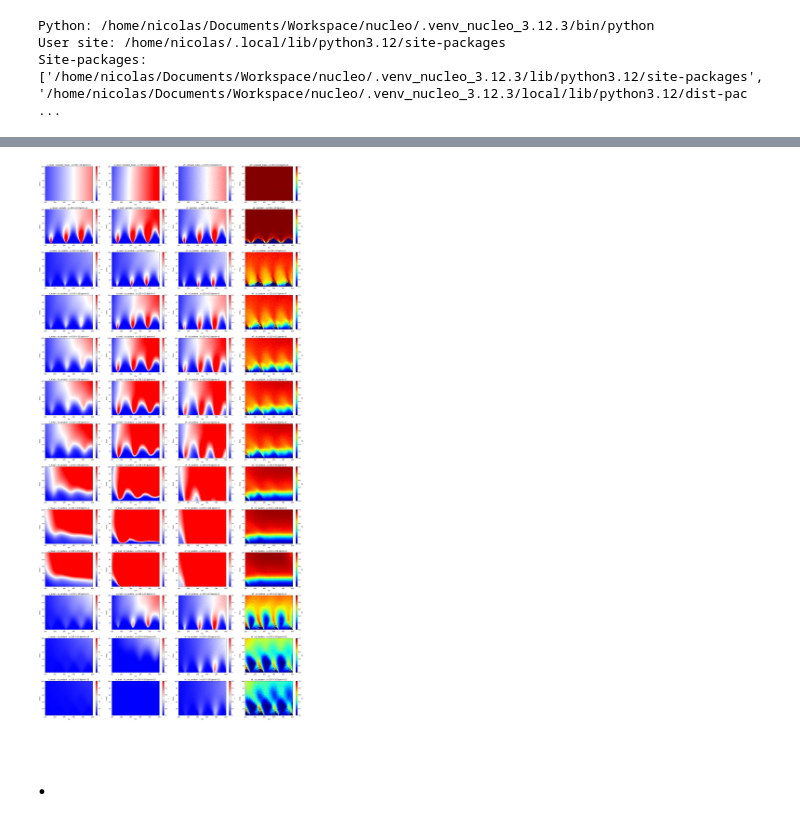
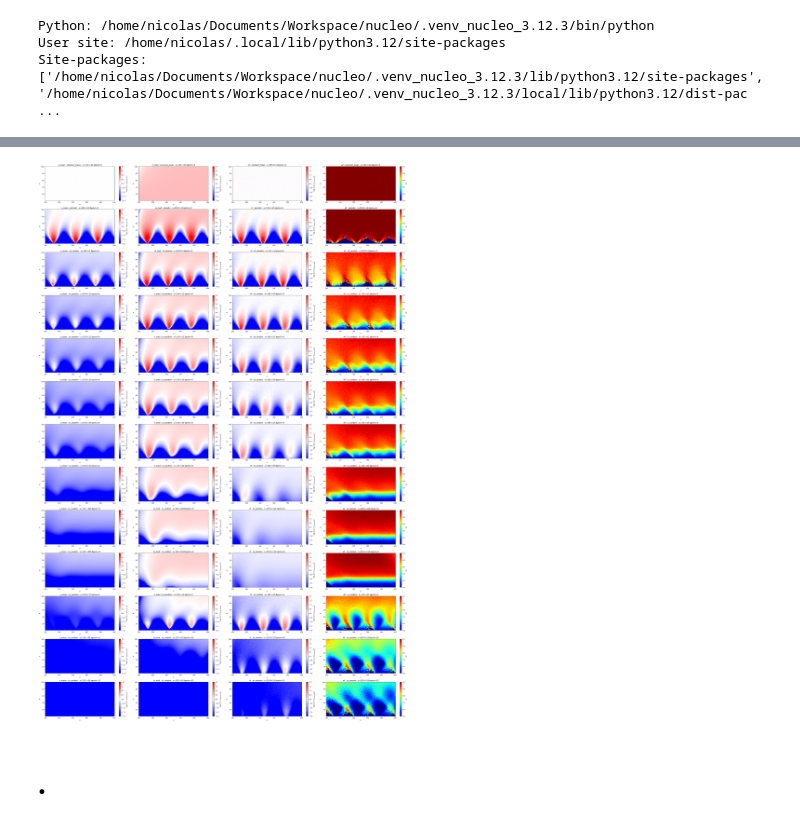
Before and after one commit to npelletbossot/nucleo, a Jupyter notebook: notebooks/one_step/post_processing/maps.ipynb, the cells around one changed output, grey strips where cells are left out. Cells and saved outputs as stored; diff of their text form; code cells hidden in the pictures.

```diff
--- a/notebooks/one_step/post_processing/maps.ipynb
+++ b/notebooks/one_step/post_processing/maps.ipynb
@@ -78,7 +78,7 @@ def ncl_plot_precomputed_heatmaps(speed_cols, root = Path.home() / "Documents" /
     """
 
     if plot_log2:
-        title_bar_mini = "log₂ "
+        title_bar_mini = "log₂ ("
     else:
         title_bar_mini = ""
 
@@ -103,7 +103,7 @@ def ncl_plot_precomputed_heatmaps(speed_cols, root = Path.home() / "Documents" /
 
     elif type_of_data == "norm_th":
         main_file_path = root / "ncl_hm_nth.pkl"
-        title_bar = title_bar_mini + "(v / theoretical value)"
+        title_bar = title_bar_mini + r"$\langle v \rangle$ / $\langle v_{theoretical} \rangle$)"
         if plot_log2:
             vmin, vmax = -2, 2
         else:
@@ -113,7 +113,7 @@ def ncl_plot_precomputed_heatmaps(speed_cols, root = Path.home() / "Documents" /
         computed_data = pickle.load(f)
 
     n_combinations = len(computed_data)
-    fig, axes = plt.subplots(nrows=n_combinations, ncols=len(speed_cols), figsize=(25, 4 * n_combinations))
+    fig, axes = plt.subplots(nrows=n_combinations, ncols=len(speed_cols), figsize=(35, 4 * n_combinations))
     axes = np.atleast_2d(axes)
 
     for idx, (key, config_data) in enumerate(tqdm(computed_data.items(), total=n_combinations, desc="Plotting heatmaps")):
@@ -130,37 +130,37 @@ def ncl_plot_precomputed_heatmaps(speed_cols, root = Path.home() / "Documents" /
                 wmin = 0
                 wmax = 1
                 data_to_plot = data
                 c = ax.pcolormesh(mu_values, theta_values, data_to_plot, cmap=cmap, vmin=wmin, vmax=wmax)
                 cbar = plt.colorbar(c, ax=ax)
                 cbar.set_label(f"{speed_col}")
 
             else:
                 cmap = 'bwr'
                 if plot_log2:
                     data_to_fix = np.log2(data, dtype=float)
                     data_to_plot = np.nan_to_num(data_to_fix, nan=0.0)
                 else:
                     data_to_plot = data
                 c = ax.pcolormesh(mu_values, theta_values, data_to_plot, cmap=cmap, vmin=vmin, vmax=vmax)
                 cbar = plt.colorbar(c, ax=ax)
                 cbar.set_label(title_bar)
 
             ax.set_title(f"{speed_col} : {config['alpha_choice']} - s={config['s']} l={config['l']} bpmin={config['bpmin']}")
-            ax.set_xlabel("mu")
-            ax.set_ylabel("theta")
+            ax.set_xlabel("$\\mu$")
+            ax.set_ylabel("$\\theta$")
 
     plt.tight_layout()
     plt.show()
 
 
 # --- Load Data and Plot --- #
 ncl_plot_precomputed_heatmaps(
     # speed_cols=["v_mean", "vi_med", "vi_mp", "vf", "wf"]
     speed_cols=["v_mean", "vi_med", "vf", "wf"],
-    type_of_data = "raw",
-    plot_log2=False
+    type_of_data = "norm_th",
+    plot_log2=True
 )
 # %% [output]
-[figure, old version]
+[figure, new version]
 # %% [markdown]
 # .
```
Also changed, not shown: 5 other files.
